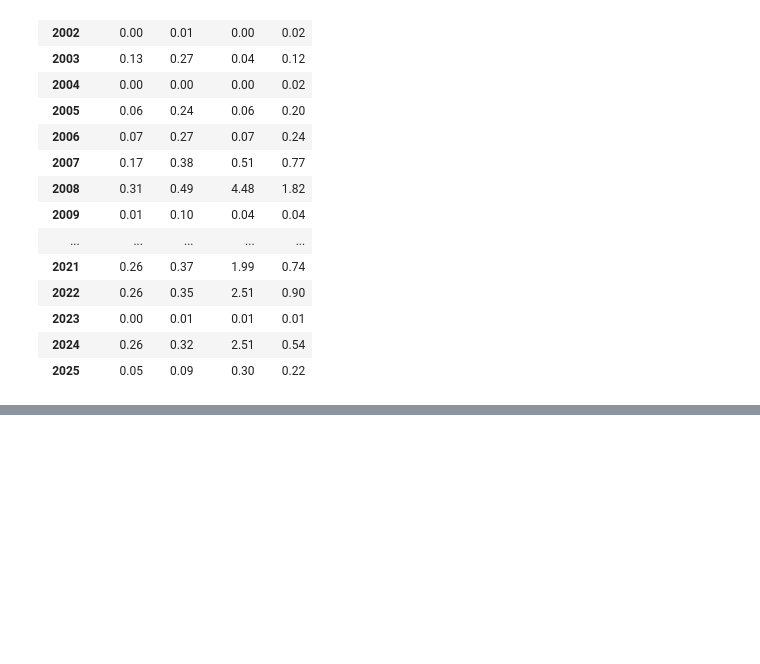
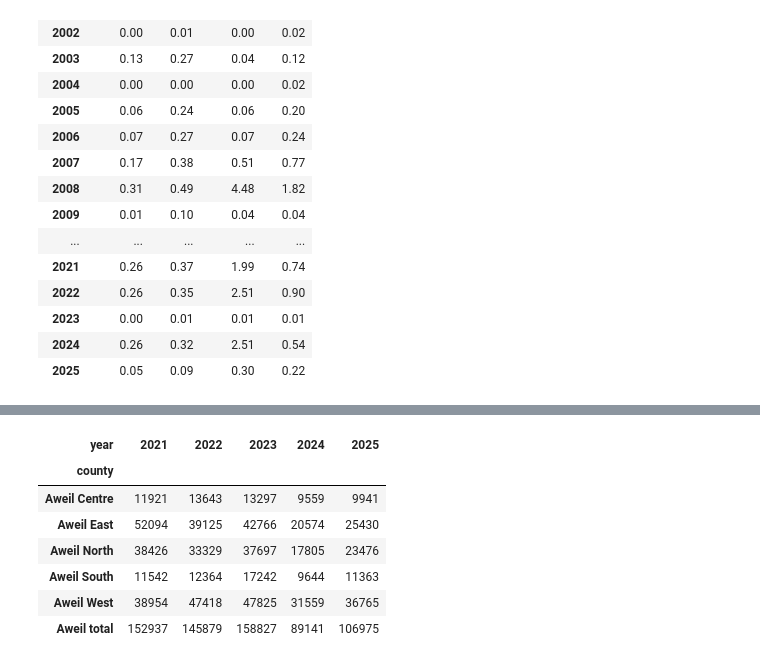
Before and after one commit to TomasTesar/JBG060_ZHL_2026, a Jupyter notebook: Cropland_analysis.ipynb, the cells around one changed output, grey strips where cells are left out. Saved outputs shown, nothing was run; the diff lists cells and outputs as text; code cells hidden in the pictures; blank space fills up the shorter version.

```diff
--- a/Cropland_analysis.ipynb
+++ b/Cropland_analysis.ipynb
@@ -488,0 +498,43 @@ peaks.round(2)
+# %%
+# CFSAM Table 3 values per county and harvest year
+CFSAM_PAGES = {2021: "p37", 2022: "p43-44", 2023: "p38-39", 2024: "p33-34", 2025: "p36-37"}
+_cfsam = {
+    # year: {county: (cereal area ha, gross yield t/ha, gross production t, net production t)}
+    2021: {"Aweil Centre": (13246, 0.90, 11921, 9537), "Aweil East": (65118, 0.80, 52094, 41676),
+           "Aweil North": (40448, 0.95, 38426, 30740), "Aweil South": (16489, 0.70, 11542, 9234),
+           "Aweil West": (35413, 1.10, 38954, 31163)},
+    2022: {"Aweil Centre": (16242, 0.84, 13643, 10914), "Aweil East": (55893, 0.70, 39125, 31300),
+           "Aweil North": (39211, 0.85, 33329, 26663), "Aweil South": (19022, 0.65, 12364, 9891),
+           "Aweil West": (36475, 1.30, 47418, 37934)},
+    2023: {"Aweil Centre": (18996, 0.70, 13297, 10638), "Aweil East": (57021, 0.75, 42766, 34213),
+           "Aweil North": (41885, 0.90, 37697, 30157), "Aweil South": (20774, 0.83, 17242, 13794),
+           "Aweil West": (32983, 1.45, 47825, 38260)},
+    2024: {"Aweil Centre": (14707, 0.65, 9559, 7647), "Aweil East": (29392, 0.70, 20574, 16460),
+           "Aweil North": (22256, 0.80, 17805, 14244), "Aweil South": (13777, 0.70, 9644, 7715),
+           "Aweil West": (21765, 1.45, 31559, 25247)},
+    2025: {"Aweil Centre": (15779, 0.60, 9941, 7953), "Aweil East": (33907, 0.80, 25430, 20344),
+           "Aweil North": (23476, 1.00, 23476, 18781), "Aweil South": (13857, 0.80, 11363, 9090),
+           "Aweil West": (24510, 1.50, 36765, 29412)},
+}
+cfsam = pd.DataFrame(
+    [(y, c, *v) for y, d in _cfsam.items() for c, v in d.items()],
+    columns=["year", "county", "cereal_area_ha", "gross_yield_t_ha", "gross_prod_t", "net_prod_t"],
+).set_index(["year", "county"])
+
+# Aweil totals per year (yield = production / area)
+tot = cfsam.groupby("year")[["cereal_area_ha", "gross_prod_t", "net_prod_t"]].sum()
+tot["gross_yield_t_ha"] = tot.gross_prod_t / tot.cereal_area_ha
+tot["county"] = "Aweil total"
+cfsam = pd.concat([cfsam, tot.set_index("county", append=True)]).sort_index()
+
+# Wide view: gross production per county and year
+cfsam.gross_prod_t.unstack("year")
+# %% [output]
+| year | 2021 | 2022 | 2023 | 2024 | 2025 |
+| county |  |  |  |  |  |
+| Aweil Centre | 11921 | 13643 | 13297 | 9559 | 9941 |
+| Aweil East | 52094 | 39125 | 42766 | 20574 | 25430 |
+| Aweil North | 38426 | 33329 | 37697 | 17805 | 23476 |
+| Aweil South | 11542 | 12364 | 17242 | 9644 | 11363 |
+| Aweil West | 38954 | 47418 | 47825 | 31559 | 36765 |
+| Aweil total | 152937 | 145879 | 158827 | 89141 | 106975 |
```
Also changed, not shown: parts of 5 cells of this notebook, 1 other file.
